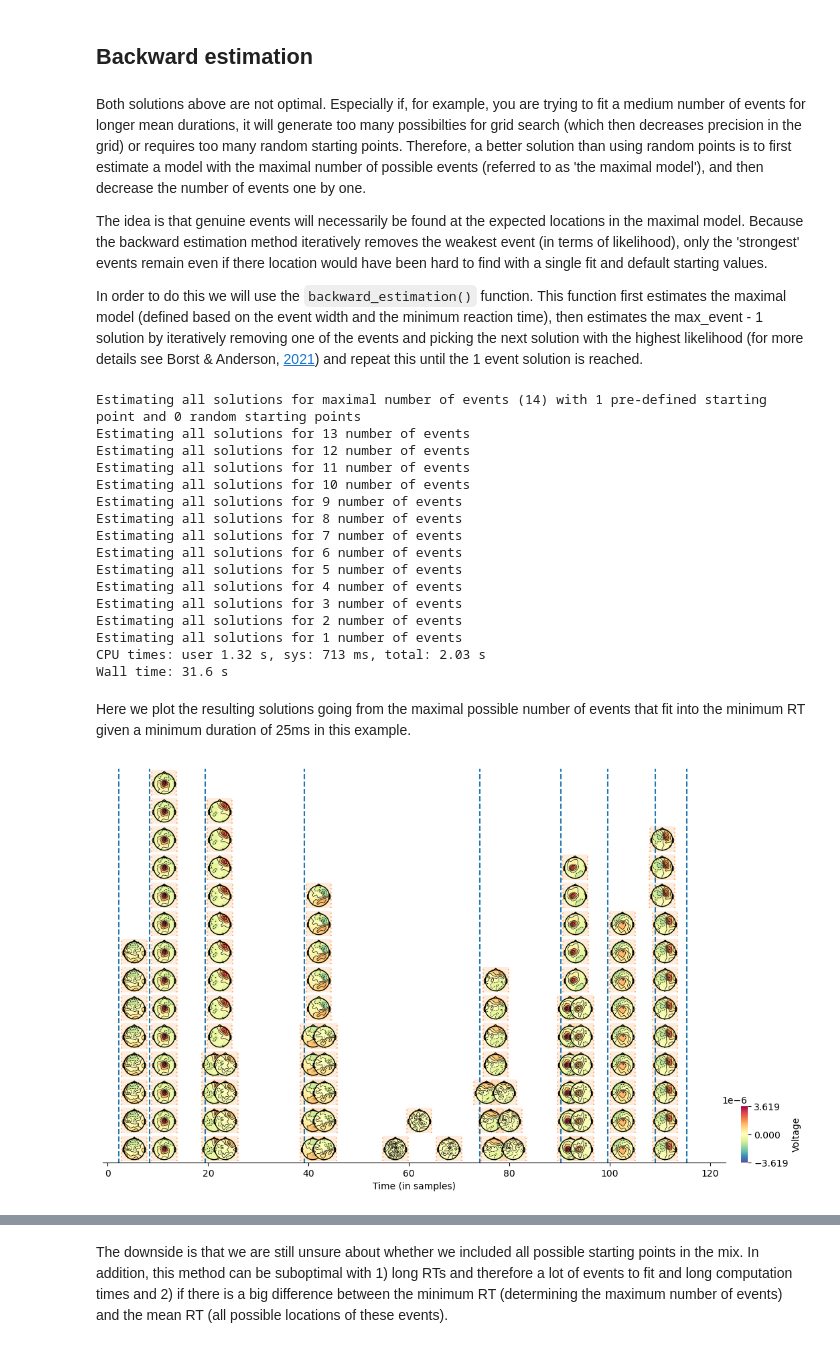
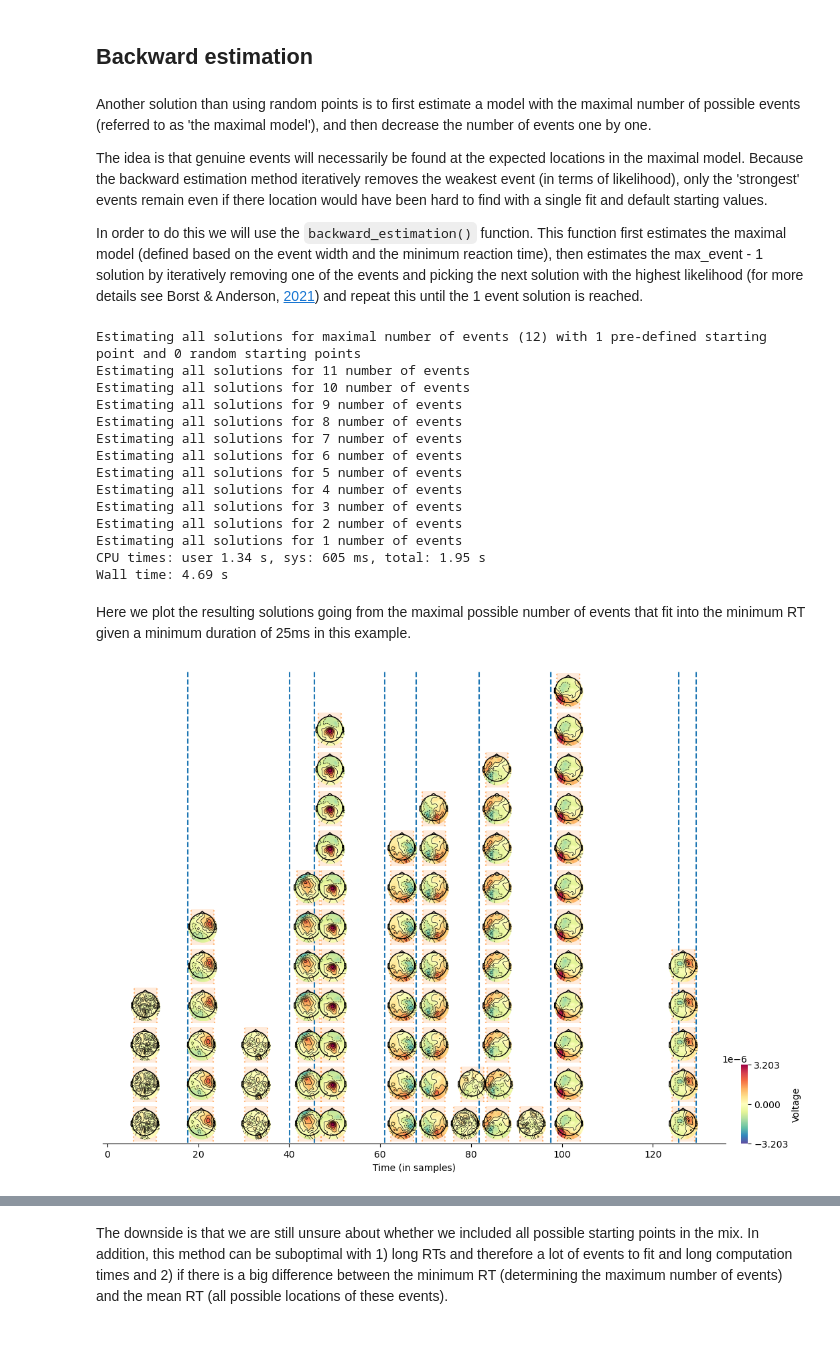
Before and after one commit to GWeindel/hmp, a Jupyter notebook: tutorials/2-Estimating_a_model.ipynb, the cells around one changed output, grey strips where cells are left out. Cells and saved outputs as stored; diff of their text form; code cells hidden in the pictures.

````diff
--- a/tutorials/2-Estimating_a_model.ipynb
+++ b/tutorials/2-Estimating_a_model.ipynb
@@ -112,0 +110,7 @@ Now launching a single model without additional starting points is not a good id
+# %%
+#Fitting
+selected = init.fit_single(number_of_events, maximization=False)#function to fit an instance of a 10 events model
+
+#Visualizing
+hmp.visu.plot_topo_timecourse(epoch_data, selected, info, init, magnify=1, sensors=False,
+                                times_to_display = np.mean(np.cumsum(random_source_times,axis=1),axis=0))
@@ -121,8 +131,8 @@ A better idea is to run a single model with several starting points and selectin
 #mp.set_start_method("fork")
 
 # Fitting
-selected = init.fit_single(number_of_sources-1, method='random', starting_points=100)#function to fit an instance of a 4 events model
-hmp.visu.plot_topo_timecourse(eeg_dat, selected, positions, init, magnify=1, sensors=False,
+selected = init.fit_single(number_of_events, method='random', starting_points=100)#function to fit an instance of a 4 events model
+hmp.visu.plot_topo_timecourse(epoch_data, selected, info, init, magnify=1, sensors=False,
                                 times_to_display = np.mean(np.cumsum(random_source_times,axis=1),axis=0))
 # %% [output]
 Estimating 8 events model with 100 starting point(s)
@@ -138,5 +142,0 @@
-# %%
-#Fitting
-selected = init.fit_single(number_of_sources-1, method='grid', starting_points=500)#function to fit an instance of a 4 events model
-hmp.visu.plot_topo_timecourse(eeg_dat, selected, positions, init, magnify=1,
-                                times_to_display = np.mean(np.cumsum(random_source_times,axis=1),axis=0))
@@ -153,18 +143,16 @@ This works well – although even here the first event is still misssed – but
 # %% [markdown]
 ## Backward estimation
 # %% [markdown]
-Both solutions above are not optimal. Especially if, for example, you are trying to fit a medium number of events for longer mean durations, it will generate too many possibilties for grid search (which then decreases precision in the grid) or requires too many random starting points. Therefore, a better solution than using random points is to first estimate a model with the maximal number of possible events (referred to as 'the maximal model'), and then decrease the number of events one by one.
+Another solution than using random points is to first estimate a model with the maximal number of possible events (referred to as 'the maximal model'), and then decrease the number of events one by one.
 
 The idea is that genuine events will necessarily be found at the expected locations in the maximal model. Because the backward estimation method iteratively removes the weakest event (in terms of likelihood), only the 'strongest' events remain even if there location would have been hard to find with a single fit and default starting values.
 
 In order to do this we will use the ```backward_estimation()``` function. This function first estimates the maximal model (defined based on the event width and the minimum reaction time), then estimates the max_event - 1 solution by iteratively removing one of the events and picking the next solution with the highest likelihood (for more details see Borst & Anderson, [2021](http://jelmerborst.nl/pubs/ACTR_hmp_MVPA_BorstAnderson_preprint.pdf)) and repeat this until the 1 event solution is reached.
 # %%
 %%time
-bests = init.backward_estimation()
+bests = init.backward_estimation(max_events=int(init.compute_max_events()/2)) #/2 to go faster
 # %% [output]
-Estimating all solutions for maximal number of events (14) with 1 pre-defined starting point and 0 random starting points
-Estimating all solutions for 13 number of events
-Estimating all solutions for 12 number of events
+Estimating all solutions for maximal number of events (12) with 1 pre-defined starting point and 0 random starting points
 Estimating all solutions for 11 number of events
 Estimating all solutions for 10 number of events
 Estimating all solutions for 9 number of events
@@ -176,13 +164,13 @@ Estimating all solutions for 4 number of events
 Estimating all solutions for 3 number of events
 Estimating all solutions for 2 number of events
 Estimating all solutions for 1 number of events
-CPU times: user 1.32 s, sys: 713 ms, total: 2.03 s
-Wall time: 31.6 s
+CPU times: user 1.34 s, sys: 605 ms, total: 1.95 s
+Wall time: 4.69 s
 # %% [markdown]
 Here we plot the resulting solutions going from the maximal possible number of events that fit into the minimum RT given a minimum duration of 25ms in this example.
 # %%
-hmp.visu.plot_topo_timecourse(eeg_dat, bests, positions, init, sensors=False,
+hmp.visu.plot_topo_timecourse(epoch_data, bests, info, init, sensors=False,
                     times_to_display = np.mean(np.cumsum(random_source_times,axis=1),axis=0), magnify=1)
 # %% [output]
-[figure, old version]
+[figure, new version]
 # %% [markdown]
````
Also changed, not shown: parts of 39 cells of this notebook, 39 other files.
